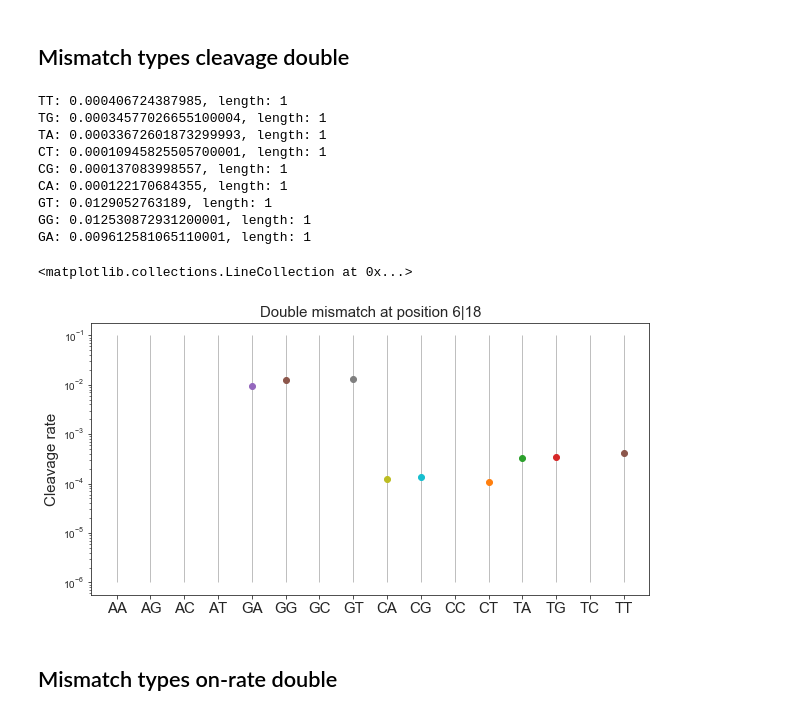
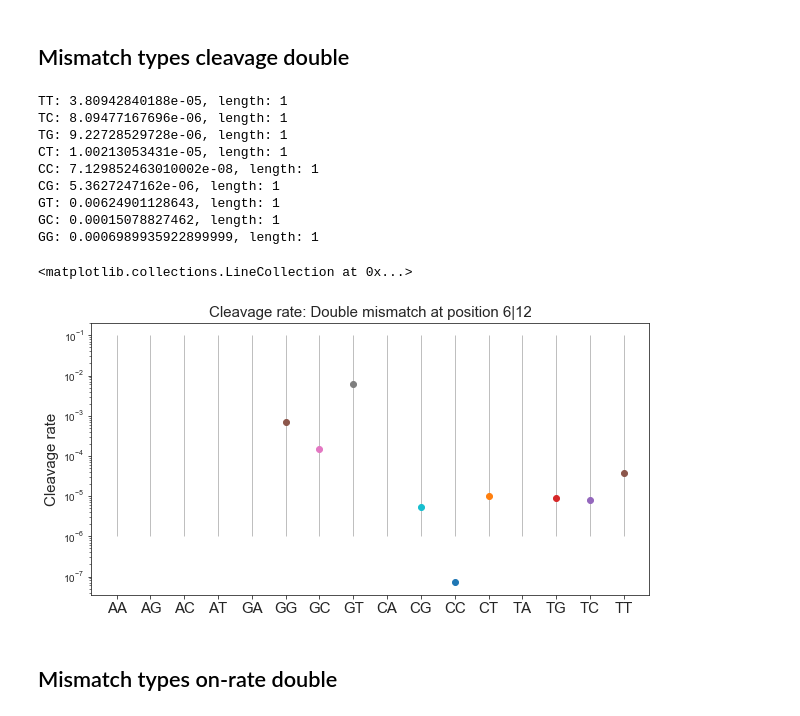
Before and after one commit to martin-depken/Energy-Landscape, a Jupyter notebook: predict_pclv_Stijn/mismatch_types.ipynb, the cells around one changed output. Cells and saved outputs as stored; diff of their text form; code cells hidden in the pictures.

```diff
--- a/predict_pclv_Stijn/mismatch_types.ipynb
+++ b/predict_pclv_Stijn/mismatch_types.ipynb
@@ -76,7 +76,7 @@ data = pd.read_csv(path+filename)
 data.columns = [c.replace(' ', '_') for c in data.columns]
 
 position1 = 6
-position2 = 18
+position2 = 12
 
 mismatch2 = data[data.Mutation_Positions == str(position1)+'|'+str(position2)]
 sequences2 = mismatch2['Sequence'].apply(lambda S: process.separate_PAM(S)[1])
@@ -175,43 +175,43 @@ if len(AA)!=0:
 
 plt.figure(figsize=[10,5])
 plt.semilogy(np.ones(len(AA)),AA,marker='o')
 plt.semilogy(np.ones(len(AG))*2,AG,marker='o')
 plt.semilogy(np.ones(len(AC))*3,AC,marker='o')
 plt.semilogy(np.ones(len(AT))*4,AT,marker='o')
 plt.semilogy(np.ones(len(GA))*5,GA,marker='o')
 plt.semilogy(np.ones(len(GG))*6,GG,marker='o')
 plt.semilogy(np.ones(len(GC))*7,GC,marker='o')
 plt.semilogy(np.ones(len(GT))*8,GT,marker='o')
 plt.semilogy(np.ones(len(CA))*9,CA,marker='o')
 plt.semilogy(np.ones(len(CG))*10,CG,marker='o')
 plt.semilogy(np.ones(len(CC))*11,CC,marker='o')
 plt.semilogy(np.ones(len(CT))*12,CT,marker='o')
 plt.semilogy(np.ones(len(TA))*13,TA,marker='o')
 plt.semilogy(np.ones(len(TG))*14,TG,marker='o')
 plt.semilogy(np.ones(len(TC))*15,TC,marker='o')
 plt.semilogy(np.ones(len(TT))*16,TT,marker='o')
 
 #plt.semilogy(1,np.median(AA),marker='x',markersize=20)
 #plt.semilogy(2,np.median(AG),marker='x',markersize=20)
 #plt.semilogy(3,np.median(AC),marker='x',markersize=20)
 #plt.semilogy(4,np.median(AT),marker='x',markersize=20)
 
 plt.title('Cleavage rate: Double mismatch at position ' + str(position1) + '|' + str(position2),fontsize=15)
 plt.xticks(range(1,17),['AA','AG','AC','AT','GA','GG','GC','GT','CA','CG','CC','CT','TA','TG','TC','TT'],fontsize=15)
 plt.ylabel('Cleavage rate',fontsize=15)
 plt.vlines(range(1,17),10**-6,10**-1,linewidth=0.5,color='grey')
 # %% [output]
-TT: 0.000406724387985, length: 1
-TG: 0.00034577026655100004, length: 1
-TA: 0.00033672601873299993, length: 1
-CT: 0.00010945825505700001, length: 1
-CG: 0.000137083998557, length: 1
-CA: 0.000122170684355, length: 1
-GT: 0.0129052763189, length: 1
-GG: 0.012530872931200001, length: 1
-GA: 0.009612581065110001, length: 1
+TT: 3.80942840188e-05, length: 1
+TC: 8.09477167696e-06, length: 1
+TG: 9.22728529728e-06, length: 1
+CT: 1.00213053431e-05, length: 1
+CC: 7.129852463010002e-08, length: 1
+CG: 5.3627247162e-06, length: 1
+GT: 0.00624901128643, length: 1
+GC: 0.00015078827462, length: 1
+GG: 0.0006989935922899999, length: 1
 <matplotlib.collections.LineCollection at 0x...>
-[figure, old version]
+[figure, new version]
 # %% [markdown]
 ## Mismatch types on-rate double
 # %%
```
Also changed, not shown: parts of 1 cell of this notebook, 8 other files.
